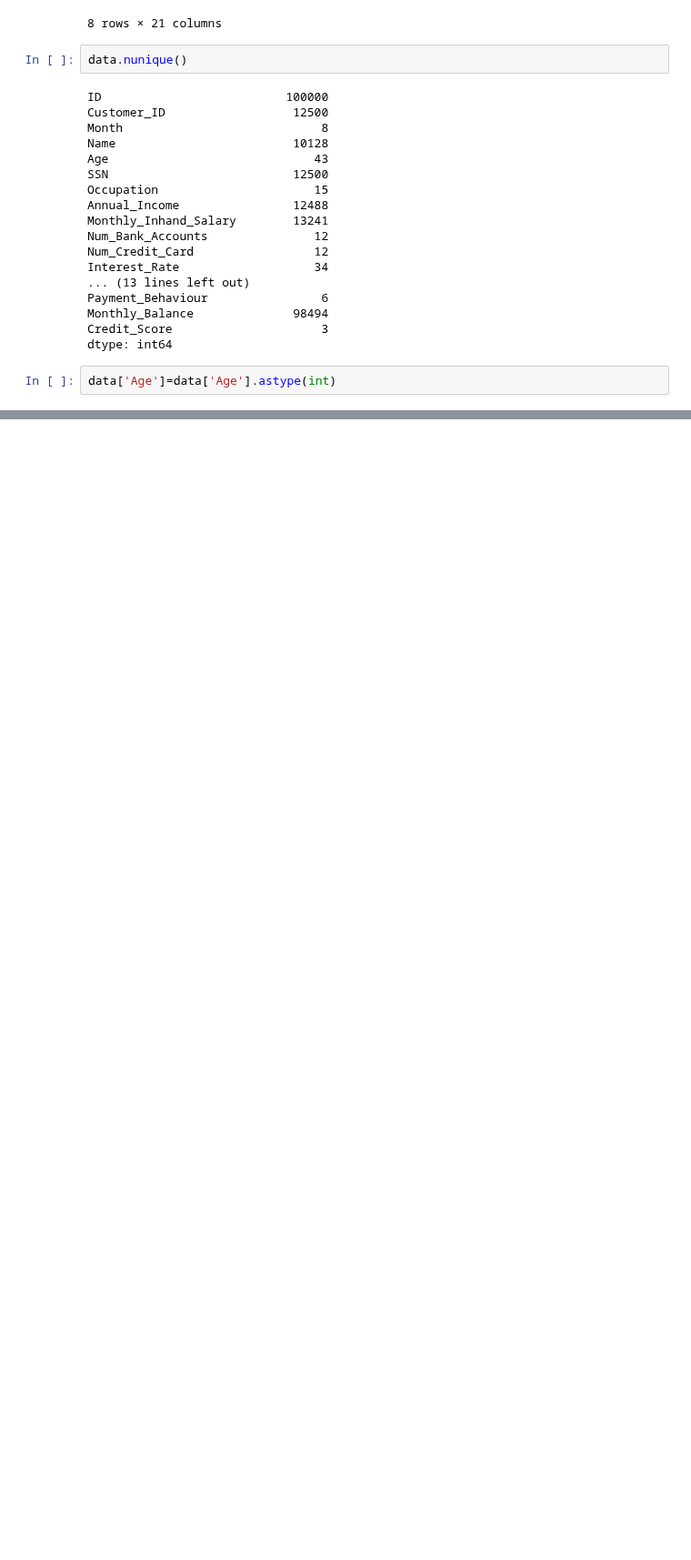
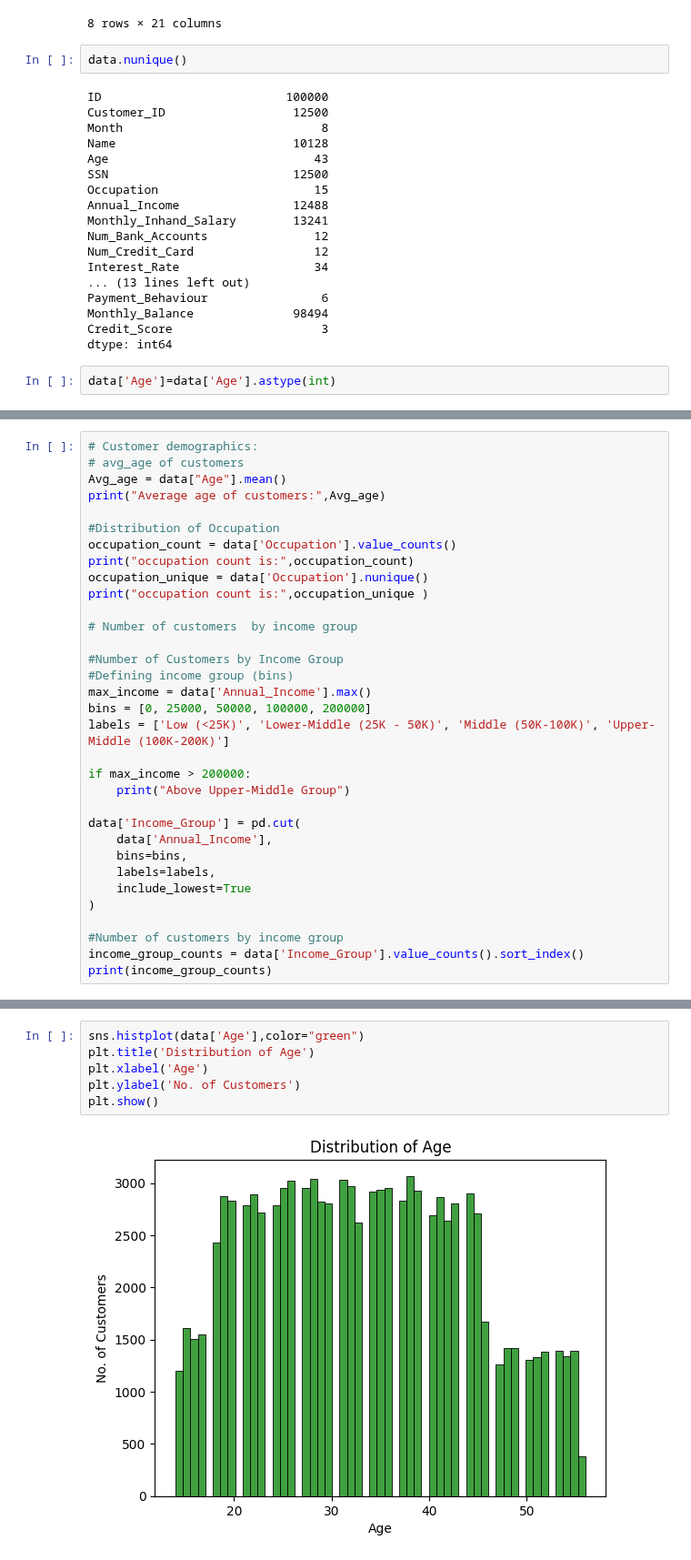
Before and after one commit to maheshkshi400/juypter, a Jupyter notebook: Data analytics/project/bank_fraud_analysis/Bank_fraud_analysis.ipynb, the cells around one changed output, grey strips where cells are left out. Shown at 91% size. Cells and saved outputs as stored; diff of their text form; blank space fills up the shorter version.

```diff
--- a/Data analytics/project/bank_fraud_analysis/Bank_fraud_analysis.ipynb
+++ b/Data analytics/project/bank_fraud_analysis/Bank_fraud_analysis.ipynb
@@ -113,0 +158,33 @@ data['Age']=data['Age'].astype(int)
+# %%
+# Customer demographics:
+# avg_age of customers
+Avg_age = data["Age"].mean()
+print("Average age of customers:",Avg_age)
+
+#Distribution of Occupation
+occupation_count = data['Occupation'].value_counts()
+print("occupation count is:",occupation_count)
+occupation_unique = data['Occupation'].nunique()
+print("occupation count is:",occupation_unique )
+
+# Number of customers  by income group
+
+#Number of Customers by Income Group
+#Defining income group (bins)
+max_income = data['Annual_Income'].max()
+bins = [0, 25000, 50000, 100000, 200000]
+labels = ['Low (<25K)', 'Lower-Middle (25K - 50K)', 'Middle (50K-100K)', 'Upper-Middle (100K-200K)']
+
+if max_income > 200000:
+    print("Above Upper-Middle Group")
+
+data['Income_Group'] = pd.cut(
+    data['Annual_Income'],
+    bins=bins,
+    labels=labels,
+    include_lowest=True
+)
+
+#Number of customers by income group
+income_group_counts = data['Income_Group'].value_counts().sort_index()
+print(income_group_counts)
@@ -113,0 +387,8 @@ data['Age']=data['Age'].astype(int)
+# %%
+sns.histplot(data['Age'],color="green")
+plt.title('Distribution of Age')
+plt.xlabel('Age')
+plt.ylabel('No. of Customers')
+plt.show()
+# %% [output]
+[figure, added]
```
Also changed, not shown: parts of 25 cells of this notebook, 9 other files.
